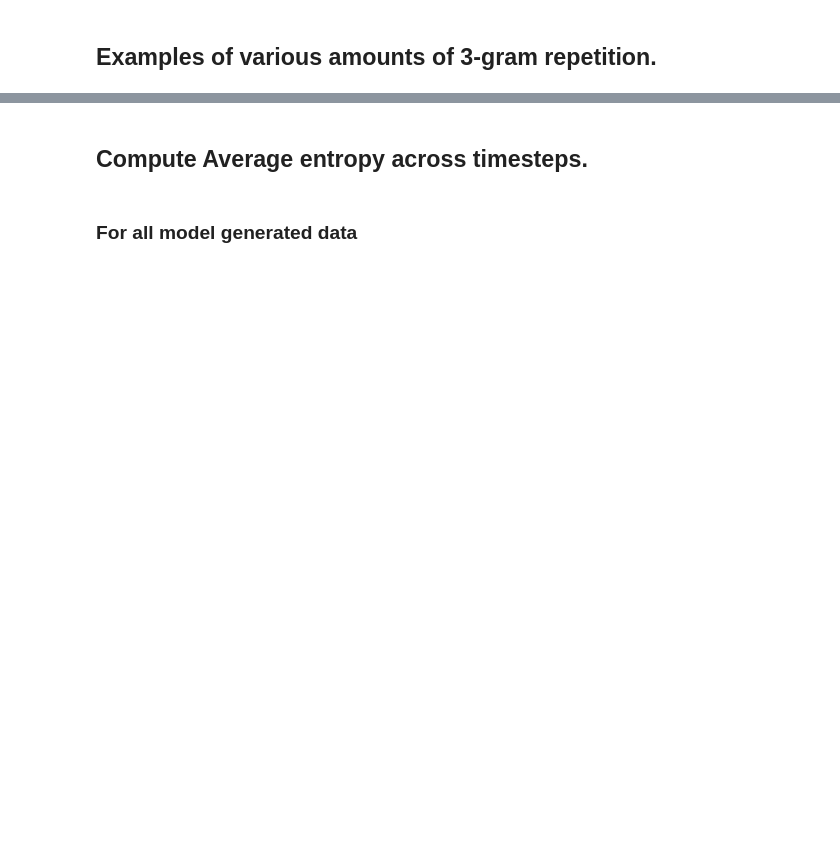
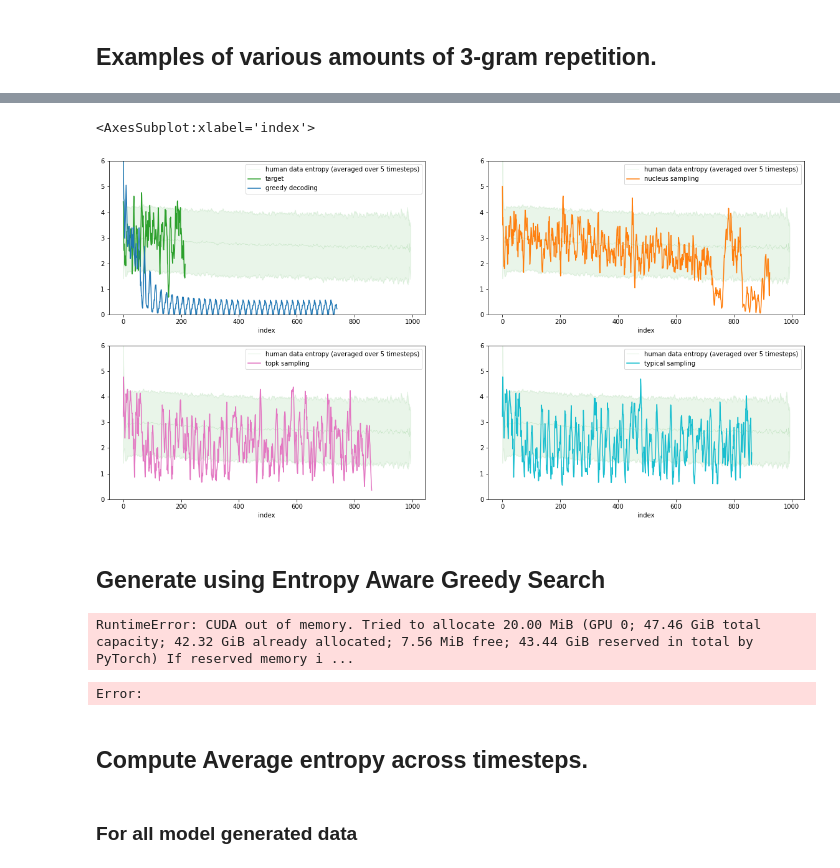
Before and after one commit to kushalarora/stable_entropy_hypothesis, a Jupyter notebook: text_completion/writing_prompts/finetuned_gpt2_prompt.ipynb, the cells around one changed output, grey strips where cells are left out. Cells and saved outputs as stored; diff of their text form; code cells hidden in the pictures; blank space fills up the shorter version.

```diff
--- a/text_completion/writing_prompts/finetuned_gpt2_prompt.ipynb
+++ b/text_completion/writing_prompts/finetuned_gpt2_prompt.ipynb
@@ -419,2 +210,14 @@ plt.title("3-gram repeat distribution in sequences (w/o length normalization.")
+# %%
+model_greedy_dataframe = pd.read_csv(gpt2_greedy_generation, sep='\t', names=['context', 'model_text'])
+model_greedy_dataframe['model_text'] = model_greedy_dataframe['model_text'].apply(lambda txt: txt.replace("<newline>", "\n"))
+
+model_nucleus_dataframe = pd.read_csv(gpt2_nucleus_generation, sep='\t', names=['context', 'model_text'])
+model_nucleus_dataframe['model_text'] = model_nucleus_dataframe['model_text'].apply(lambda txt: txt.replace("<newline>", "\n"))
+
+model_topk_dataframe = pd.read_csv(gpt2_topk_generation, sep='\t', names=['context', 'model_text'])
+model_topk_dataframe['model_text'] = model_topk_dataframe['model_text'].apply(lambda txt: txt.replace("<newline>", "\n"))
+
+model_typical_dataframe = pd.read_csv(gpt2_typical_generation, sep='\t', names=['context', 'model_text'])
+model_typical_dataframe['model_text'] = model_typical_dataframe['model_text'].apply(lambda txt: txt.replace("<newline>", "\n"))
 # %% [markdown]
 ## Examples of various amounts of 3-gram repetition.
@@ -522,0 +224,2 @@ Text(0, 0.5, 'Entropy (Averaged over 5 timesteps)')
+# %%
+human_datapoint_idx = human_dataframe[(human_dataframe.model_text == human_datapoint.model_text)].index.item()
@@ -522,0 +263,50 @@ Text(0, 0.5, 'Entropy (Averaged over 5 timesteps)')
+# %%
+greedy_labeled_datapoint = process_datapoint(
+    model=gpt2_model, datapoint=greedy_sample, width=5, max_len=MAX_LEN, tokenizer=tokenizer,
+)
+
+nucleus_labeled_datapoint = process_datapoint(
+    model=gpt2_model, datapoint=nucleus_sample, width=5, max_len=MAX_LEN, tokenizer=tokenizer,
+)
+
+topk_labeled_datapoint = process_datapoint(
+    model=gpt2_model, datapoint=topk_sample,  width=5, max_len=MAX_LEN, tokenizer=tokenizer,
+)
+
+typical_labeled_datapoint = process_datapoint(
+    model=gpt2_model, datapoint=typical_sample,  width=5, max_len=MAX_LEN, tokenizer=tokenizer,
+)
+
+fig, axs = plt.subplots(2,2, figsize=(20, 10))
+plot_avg_entropies_mean_std(human_ma_entropies, axs[0, 0], 'human data entropy (averaged over 5 timesteps)', color='tab:green', std_dev=1.5, linewidth=0.1)
+lpdh.plot(x="index", y='entropy_ma', ylim=(0,6), ax=axs[0,0], label='target', color='tab:green')
+greedy_labeled_datapoint.plot(x="index", y='entropy_ma', ylim=(0,6), ax=axs[0, 0], label='greedy decoding', color='tab:blue')
+# lpdm.plot(x="index", y='dent', ylim=(-4,6), ax=ax)
+
+plot_avg_entropies_mean_std(human_ma_entropies, axs[0, 1], 'human data entropy (averaged over 5 timesteps)', color='tab:green', std_dev=1.5, linewidth=0.1)
+nucleus_labeled_datapoint.plot(x="index", y='entropy_ma', ylim=(0,6), ax=axs[0, 1], label='nucleus sampling', color='tab:orange')
+
+plot_avg_entropies_mean_std(human_ma_entropies, axs[1,0], 'human data entropy (averaged over 5 timesteps)', color='tab:green', std_dev=1.5, linewidth=0.1)
+topk_labeled_datapoint.plot(x="index", y='entropy_ma', ylim=(0,6), ax=axs[1,0], label='topk sampling', color='tab:pink')
+
+plot_avg_entropies_mean_std(human_ma_entropies, axs[1,1], 'human data entropy (averaged over 5 timesteps)', color='tab:green', std_dev=1.5, linewidth=0.1)
+typical_labeled_datapoint.plot(x="index", y='entropy_ma', ylim=(0,6), ax=axs[1,1], label='typical sampling', color='tab:cyan')
+
+# # ax.set_xticklabels(lpdm['token'])
+# ax.set_xlabel("Timestep")
+# ax.set_ylabel("Entropy (Averaged over 5 timesteps)")
+# %% [output]
+<AxesSubplot:xlabel='index'>
+[figure, added]
+# %% [markdown]
+## Generate using Entropy Aware Greedy Search
+# %%
+tokenizer.pad_token = tokenizer.eos_token
+
+tokenized_context = tokenizer(human_datapoint.context, return_tensors="pt")
+tokenized_context = tokenized_context.to('cuda')
+
+gpt2_model.greedy_search(**tokenized_context, max_length=1024, pad_token_id=tokenizer.eos_token_id)
+# %% [output]
+RuntimeError: CUDA out of memory. Tried to allocate 20.00 MiB (GPU 0; 47.46 GiB total capacity; 42.32 GiB already allocated; 7.56 MiB free; 43.44 GiB reserved in total by PyTorch) If reserved memory i ...
+Error:
```
Also changed, not shown: parts of 71 cells of this notebook, 10 other files.
